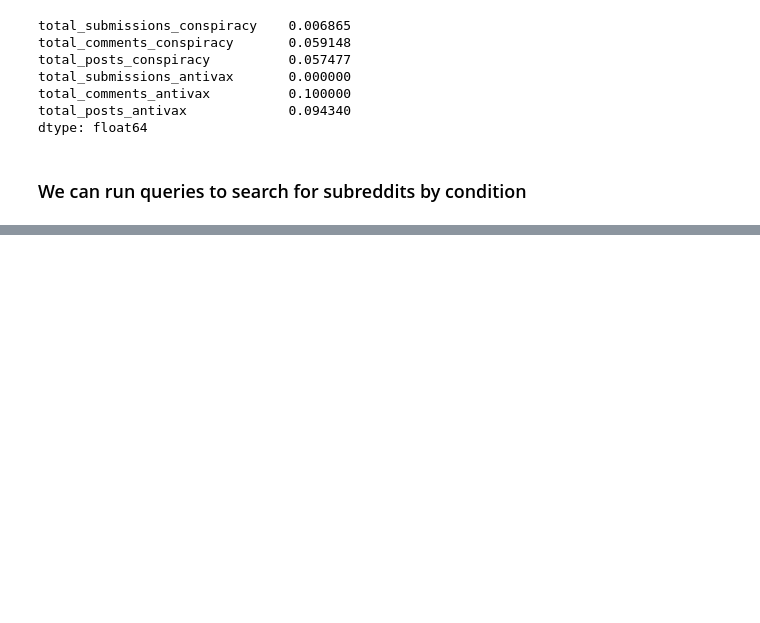
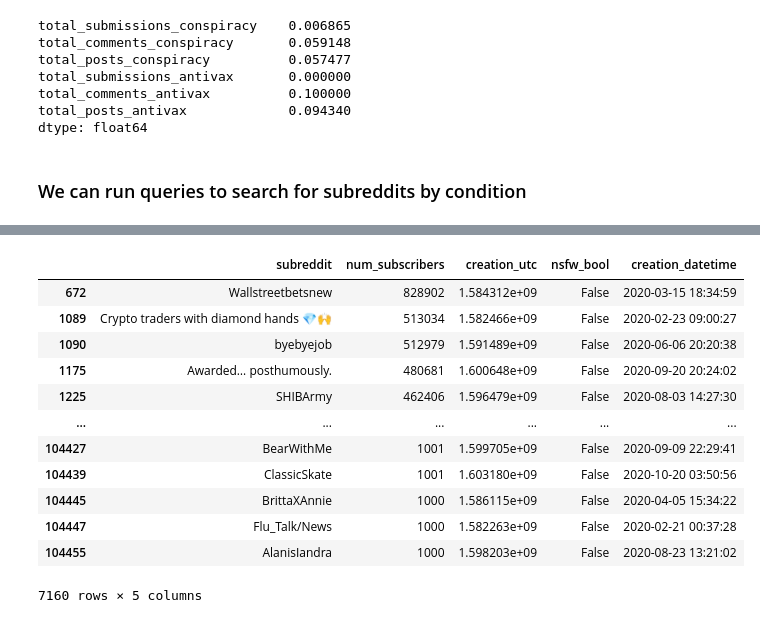
Before and after one commit to casonk/pushshift_python, a Jupyter notebook: documentation.ipynb, the cells around one changed output, grey strips where cells are left out. Saved outputs shown, nothing was run; the diff lists cells and outputs as text; code cells hidden in the pictures; blank space fills up the shorter version.

```diff
--- a/documentation.ipynb
+++ b/documentation.ipynb
@@ -182,3 +189,21 @@ subreddit_info.multi
+# %%
+date_time = {"min_datetime": "2020-02-02", "max_datetime": "2021-01-01"}
+subreddit_info.split_multi(nsfw=False, sizes=size, date_times=date_time)
+subreddit_info.multi
+# %% [output]
+|  | subreddit | num_subscribers | creation_utc | nsfw_bool | creation_datetime |
+| 672 | Wallstreetbetsnew | 828902 | 1.584312e+09 | False | 2020-03-15 18:34:59 |
+| 1089 | Crypto traders with diamond hands 💎🙌 | 513034 | 1.582466e+09 | False | 2020-02-23 09:00:27 |
+| 1090 | byebyejob | 512979 | 1.591489e+09 | False | 2020-06-06 20:20:38 |
+| 1175 | Awarded… posthumously. | 480681 | 1.600648e+09 | False | 2020-09-20 20:24:02 |
+| 1225 | SHIBArmy | 462406 | 1.596479e+09 | False | 2020-08-03 14:27:30 |
+| ... | ... | ... | ... | ... | ... |
+| 104427 | BearWithMe | 1001 | 1.599705e+09 | False | 2020-09-09 22:29:41 |
+| 104439 | ClassicSkate | 1001 | 1.603180e+09 | False | 2020-10-20 03:50:56 |
+| 104445 | BrittaXAnnie | 1000 | 1.586115e+09 | False | 2020-04-05 15:34:22 |
+| 104447 | Flu_Talk/News | 1000 | 1.582263e+09 | False | 2020-02-21 00:37:28 |
+| 104455 | AlanisIandra | 1000 | 1.598203e+09 | False | 2020-08-23 13:21:02 |
+7160 rows × 5 columns
 # %%
 subreddit_info = push_py.subreddits()
 subreddit_info.master
```
Also changed, not shown: parts of 3 cells of this notebook, 1 other file.
